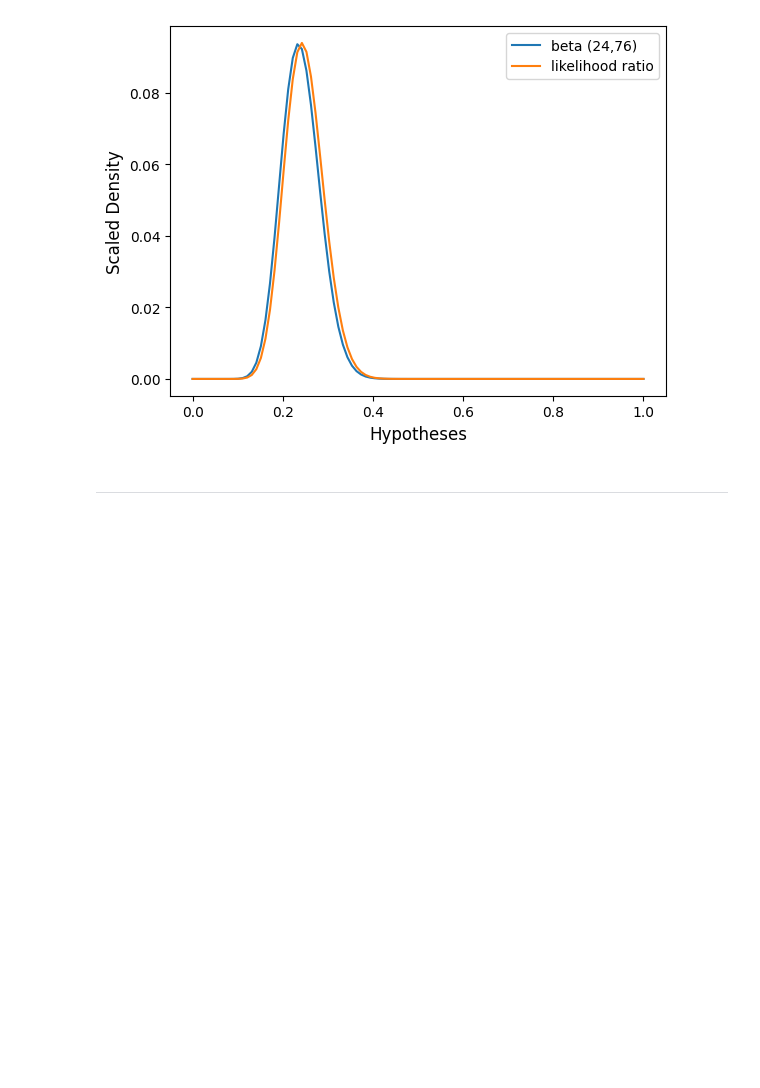
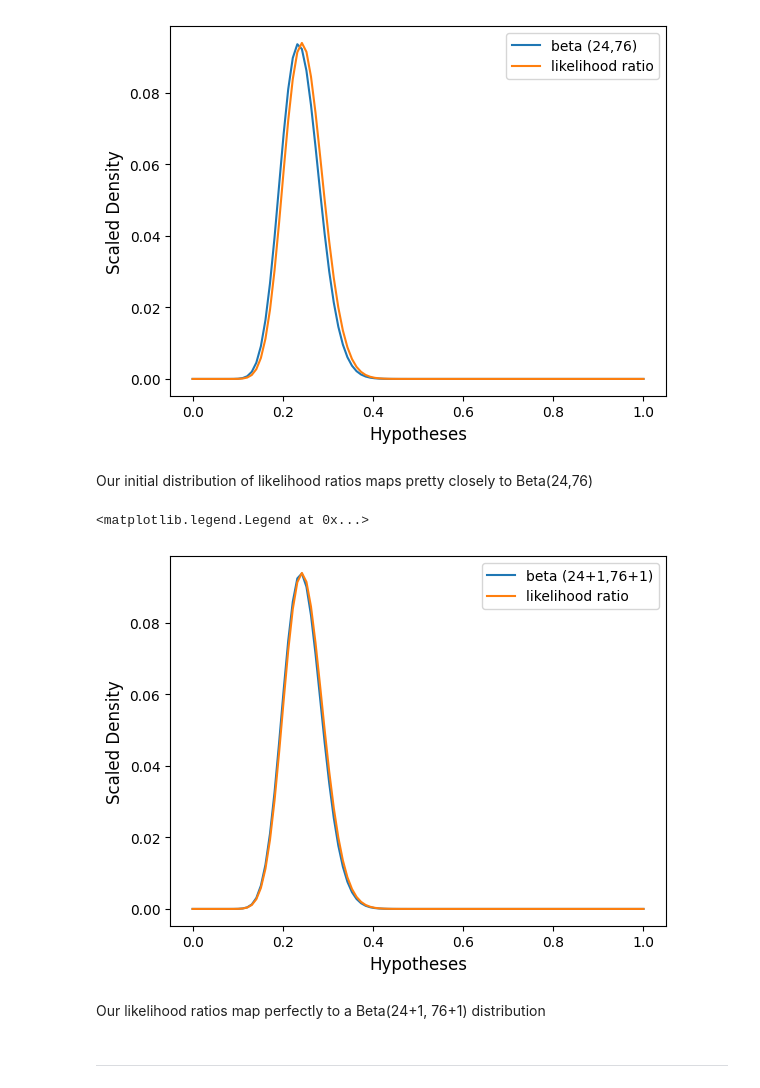
Before and after one commit to seyedrezamirkhani/bayesian_statistics_the_fun_way, a Jupyter notebook: chapter_019.ipynb, the cells around one changed output. Cells and saved outputs as stored; diff of their text form; code cells hidden in the pictures; blank space fills up the shorter version.

Commit message:
added beta(24+1, 76+1) distribution

```diff
--- a/chapter_019.ipynb
+++ b/chapter_019.ipynb
@@ -178,6 +178,29 @@ plt.legend(loc='upper right')
 # %% [output]
 <matplotlib.legend.Legend at 0x...>
 [figure]
+# %% [markdown]
+Our initial distribution of likelihood ratios maps pretty closely to Beta(24,76)
+# %%
+a = 24 + 1 # alpha
+b = 76 + 1 # beta
+
+density = beta.pdf(x, a, b)
+scaled_density = density * dx
+
+scaled_bayes_factors = bayes_factors[:100] / sum(bayes_factors[:100])
+
+plt.xlabel('Hypotheses', fontsize=12)
+plt.ylabel('Scaled Density', fontsize=12)
+
+plt.plot(x, scaled_density, label='beta (24+1,76+1)')
+plt.plot(x, scaled_bayes_factors, label='likelihood ratio')
+
+plt.legend(loc='upper right')
+# %% [output]
+<matplotlib.legend.Legend at 0x...>
+[figure, added]
+# %% [markdown]
+Our likelihood ratios map perfectly to a Beta(24+1, 76+1) distribution
 # %% [markdown]
 ---
 # %% [markdown]
```
Also changed, not shown: parts of 1 cell of this notebook.
